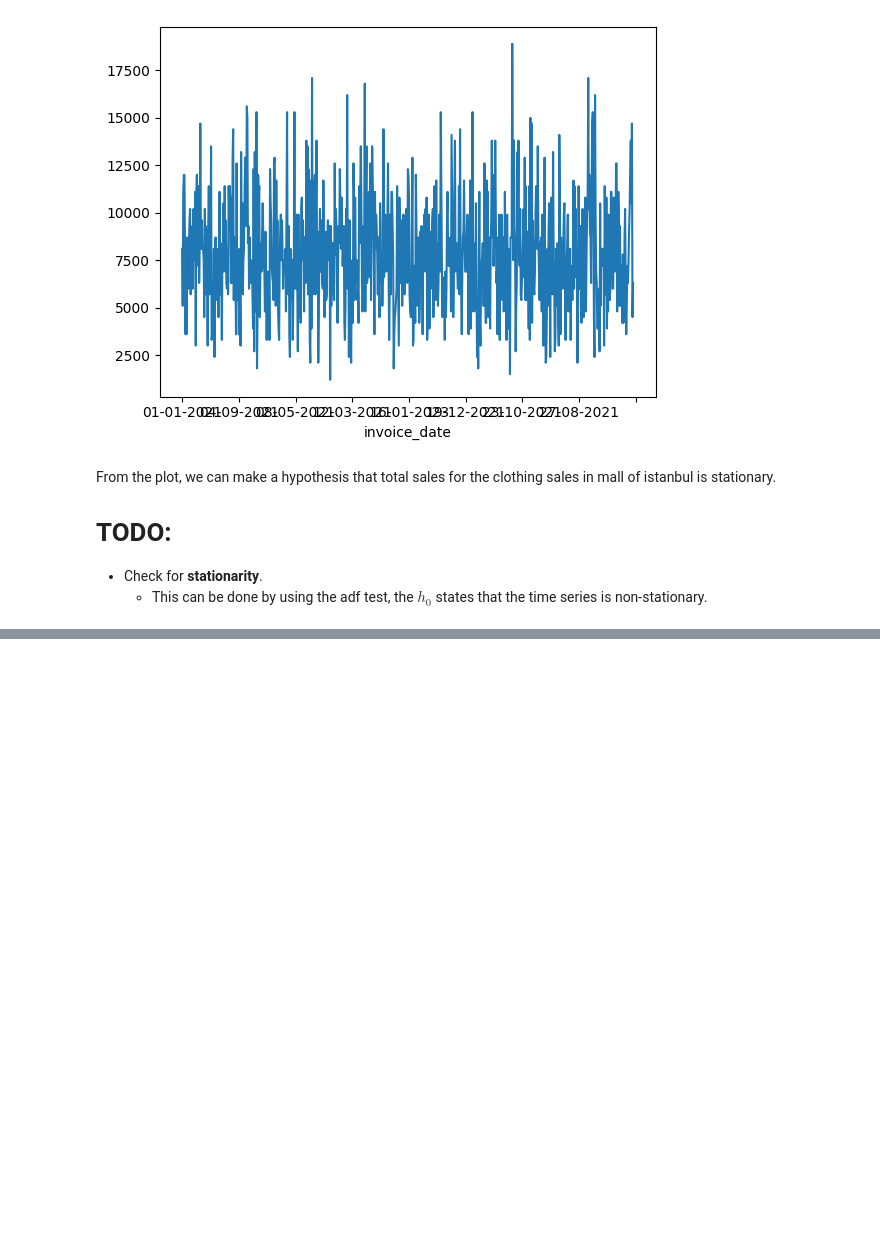
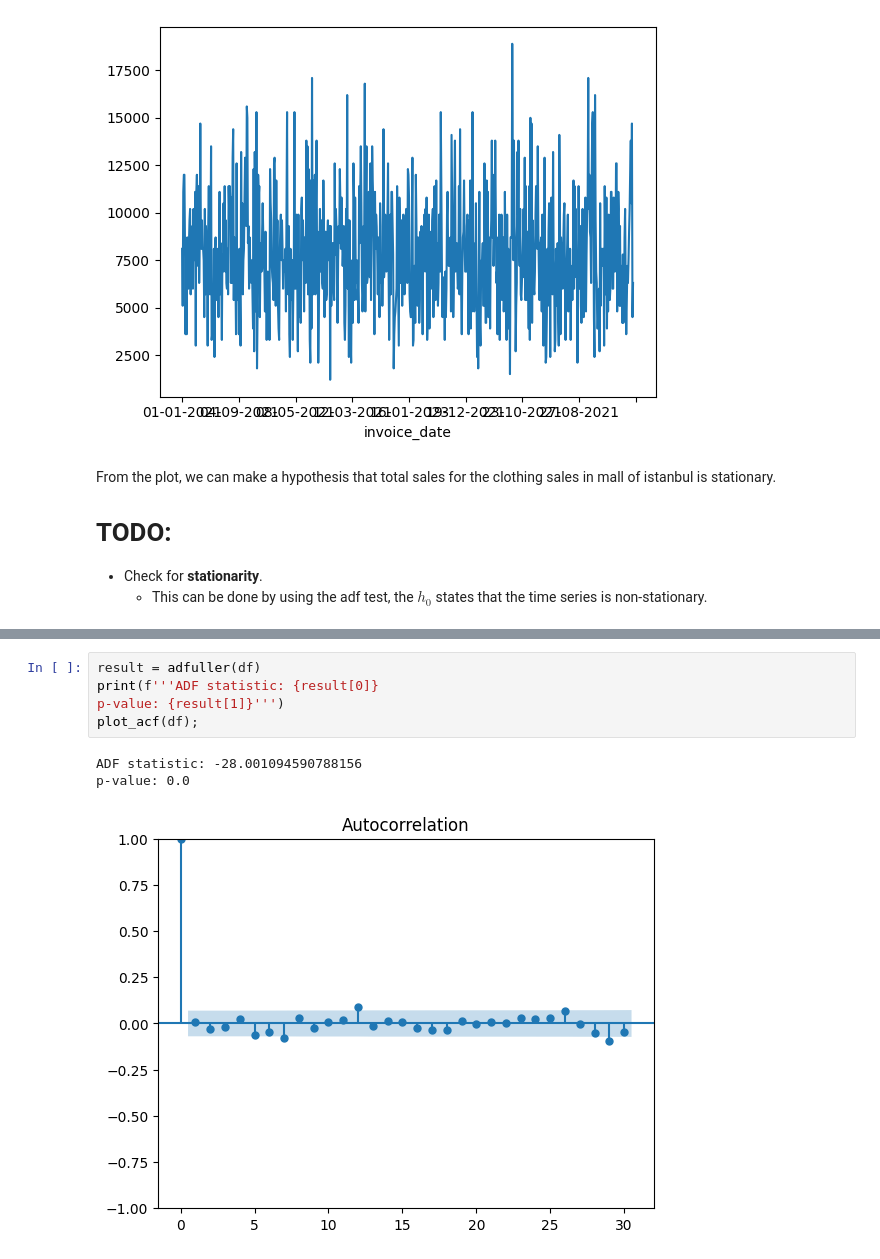
Before and after one commit to abdulaziz-aljamhour/sales-tsa, a Jupyter notebook: notebooks/eda.ipynb, the cells around one changed output, grey strips where cells are left out. Saved outputs shown, nothing was run; the diff lists cells and outputs as text; blank space fills up the shorter version.

```diff
--- a/notebooks/eda.ipynb
+++ b/notebooks/eda.ipynb
@@ -120,0 +137,9 @@ This means that the timeseries is indeed stationary.
+# %%
+result = adfuller(df)
+print(f'''ADF statistic: {result[0]}
+p-value: {result[1]}''')
+plot_acf(df);
+# %% [output]
+ADF statistic: -28.001094590788156
+p-value: 0.0
+[figure, added]
```
Also changed, not shown: parts of 9 cells of this notebook.
